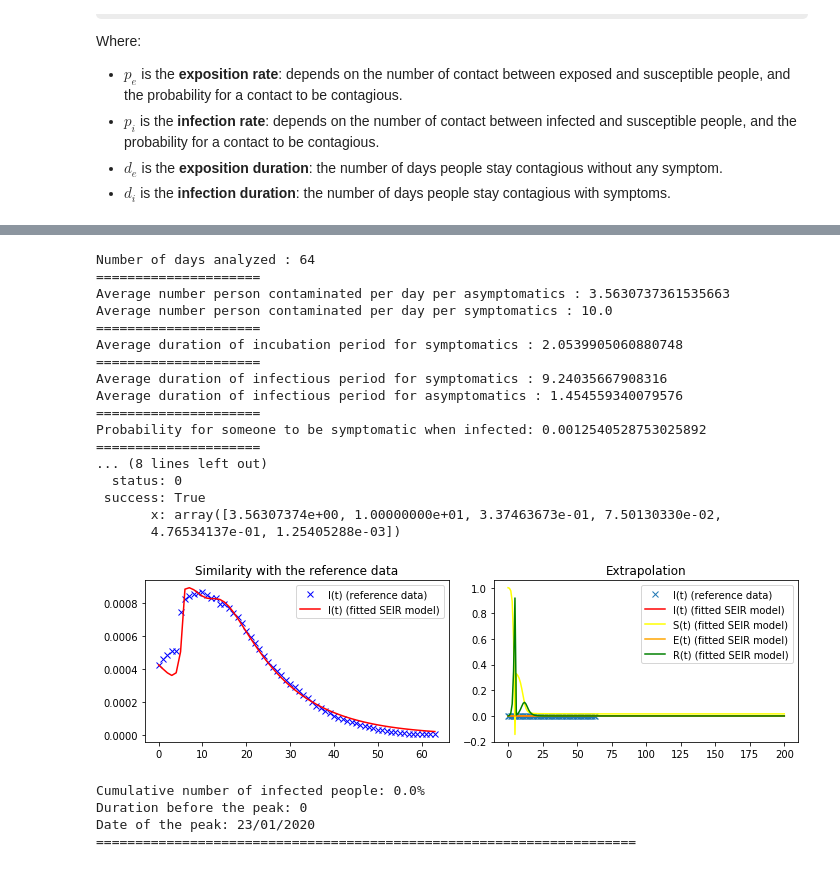
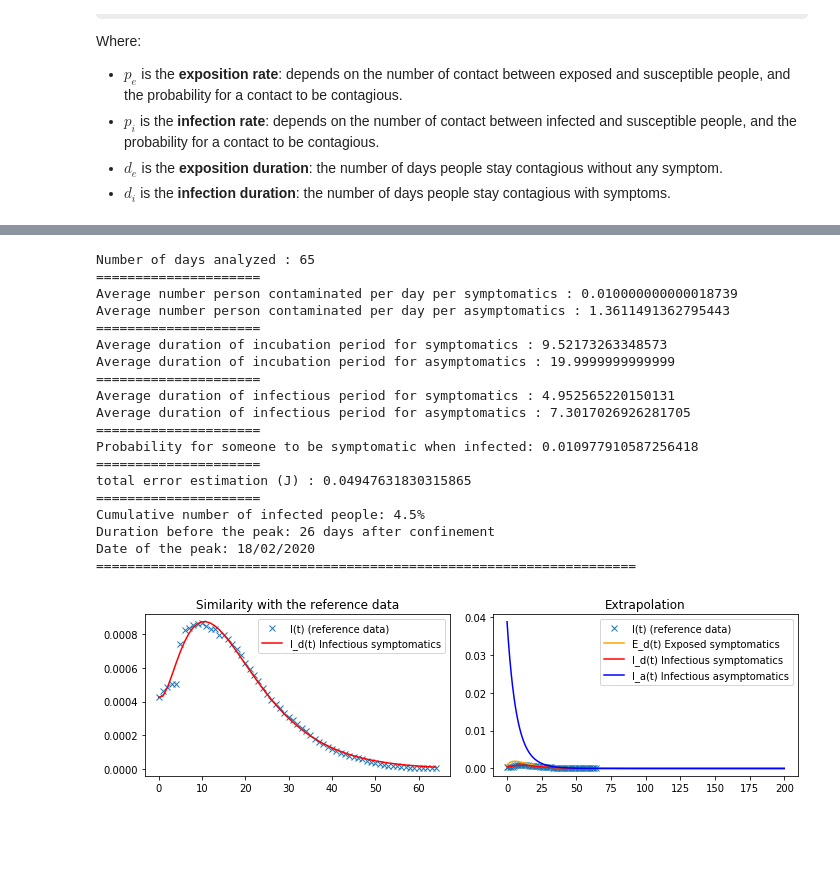
Before and after one commit to VirgileF/corona_models, a Jupyter notebook: Corona_analysis_G.ipynb, the cells around one changed output, grey strips where cells are left out. Saved outputs shown, nothing was run; the diff lists cells and outputs as text; code cells hidden in the pictures; some formulas as TeX source; blank space fills up the shorter version.

Commit message:
data covid update + news to the model Gaspard

```diff
--- a/Corona_analysis_G.ipynb
+++ b/Corona_analysis_G.ipynb
@@ -233,4 +236,4 @@ def analyze_country(country, province_list=[]):
 if __name__ == '__main__':
     country = 'Korea'
     province_list = []
-    analyze_country(country, province_list)
+    # analyze_country(country, province_list)
@@ -395,4 +379,31 @@ def random_sample_minimize(J, list_bounds, extra_parameters, n_grid=1000, n_iter
     best_results['runtime'] = time()-t0
 
     return best_results
+# %%
+# Plot results (two plots: how the simulation fits to the reality (left subplot) and how it extrapolates (right subplot))
+def plot_results(I_ref, S_list, E_list, I_list, E_a_list, I_a_list, R_list):
+    plt.rcParams['figure.figsize'] = [10, 3]
+    plt.subplot(1,2,1)
+
+    # plt.plot(I_ref, linestyle='None', marker='x', c='blue', label='I(t) (reference data)')
+    # plt.plot(I_list[:len(I_ref)], c='red', label='I(t) (fitted SEIR model)')
+    plt.plot(I_ref, linestyle='None', marker='x', label='I(t) (reference data)')
+    # plt.plot(E_list[:len(I_ref)], c='orange', label='E_d(t) Exposed symptomatics')
+    plt.plot(I_list[:len(I_ref)], c='red', label='I_d(t) Infectious symptomatics')
+    # plt.plot(E_a_list[:len(I_ref)], c='green', label='E_a(t) Exposed asymptomatics')
+    # plt.plot(I_a_list[:len(I_ref)], c='blue', label='I_a(t) Infectious asymptomatics')
+    # plt.plot(R_list[:len(I_ref)], c='yellow', label='R(t) Recovered')
+    plt.title('Similarity with the reference data')
+    plt.legend()
+    plt.subplot(1,2,2)
+    plt.plot(I_ref, linestyle='None', marker='x', label='I(t) (reference data)')
+    plt.plot(E_list, c='orange', label='E_d(t) Exposed symptomatics')
+    plt.plot(I_list, c='red', label='I_d(t) Infectious symptomatics')
+    # plt.plot(E_a_list, c='green', label='E_a(t) Exposed asymptomatics')
+    plt.plot(I_a_list, c='blue', label='I_a(t) Infectious asymptomatics')
+    # plt.plot(R_list, c='yellow', label='R(t) Recovered')
+    plt.title('Extrapolation')
+    plt.legend()
+    plt.tight_layout()
+    plt.show()
 # %%
@@ -460,5 +475,5 @@ def analyze_data_SEIA(I_ref, confinement_date):
 # %%
-def analyze_country_SEIA(country, province_list=[]):
+def analyze_country_SEIA(country, province_list=[], delay_days=10):
 
     data_country = extract_data(country, province_list)
     country_province = "_".join([country] + province_list)
@@ -479,32 +494,30 @@ def analyze_country_SEIA(country, province_list=[]):
     I = data_post_conf[['Active']].T
     I_ravel = [nb / country_pop[country_province] for nb in np.array(I)[0]]
     print("Number of days analyzed : {}".format(len(I_ravel)))
-    analyze_data_SEIA(I_ravel, confinement_date[country_province])
+    analyze_data_SEIA(I_ravel, confinement_date[country_province], delay_days)
 # %%
-if __name__ == '__main__':
-    country = 'China'
-    province_list = ['Hubei']
-    analyze_country_SEIA(country, province_list)
+delay_days = 15
+country = 'China'
+province_list = ['Hubei']
+analyze_country_SEIA(country, province_list, delay_days)
 # %% [output]
-Number of days analyzed : 64
+Number of days analyzed : 65
 =====================
-Average number person contaminated per day per asymptomatics : 3.5630737361535663
-Average number person contaminated per day per symptomatics : 10.0
+Average number person contaminated per day per symptomatics : 0.010000000000018739
+Average number person contaminated per day per asymptomatics : 1.3611491362795443
 =====================
-Average duration of incubation period for symptomatics : 2.0539905060880748
+Average duration of incubation period for symptomatics : 9.52173263348573
+Average duration of incubation period for asymptomatics : 19.9999999999999
 =====================
-Average duration of infectious period for symptomatics : 9.24035667908316
-Average duration of infectious period for asymptomatics : 1.454559340079576
+Average duration of infectious period for symptomatics : 4.952565220150131
+Average duration of infectious period for asymptomatics : 7.3017026926281705
 =====================
-Probability for someone to be symptomatic when infected: 0.0012540528753025892
+Probability for someone to be symptomatic when infected: 0.010977910587256418
 =====================
-... (8 lines left out)
-  status: 0
- success: True
-       x: array([3.56307374e+00, 1.00000000e+01, 3.37463673e-01, 7.50130330e-02,
-       4.76534137e-01, 1.25405288e-03])
+total error estimation (J) : 0.04947631830315865
+=====================
+Cumulative number of infected people: 4.5%
+Duration before the peak: 26 days after confinement
+Date of the peak: 18/02/2020
+=====================================================================
-[figure, old version]
+[figure, new version]
-Cumulative number of infected people: 0.0%
-Duration before the peak: 0
-Date of the peak: 23/01/2020
-=====================================================================
```
Also changed, not shown: parts of 9 cells of this notebook, 2 other files.
